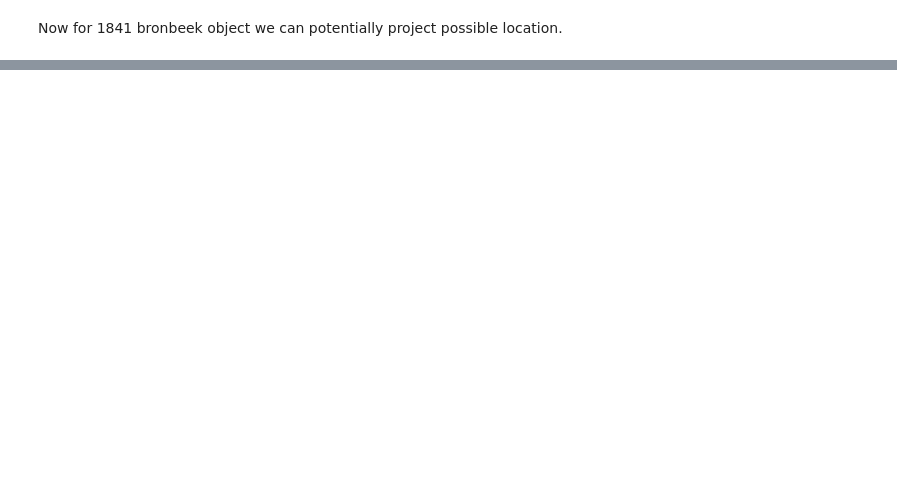
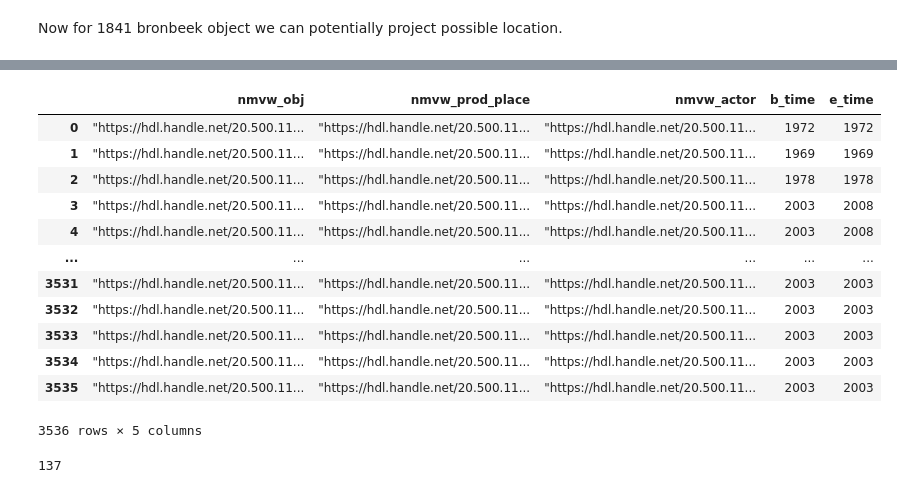
Before and after one commit to Shoilee/dh_entity_linking_v2, a Jupyter notebook: workflow/query/results.ipynb, the cells around one changed output, grey strips where cells are left out. Saved outputs shown, nothing was run; the diff lists cells and outputs as text; code cells hidden in the pictures; blank space fills up the shorter version.

```diff
--- a/workflow/query/results.ipynb
+++ b/workflow/query/results.ipynb
@@ -83,0 +816,31 @@ Now for 1841 bronbeek object we can potentially project possible location.
+# %%
+def cleanup_time(x: str):
+    return int(str(x).replace('"', '').strip()[-4:])
+
+import pandas as pd
+
+df1 = pd.read_csv("c6_nmvw.csv")
+df1 = df1.iloc[: , :-1]
+df1.columns = ['nmvw_obj', 'nmvw_prod_place', 'nmvw_actor', 'b_time', 'e_time']
+df1['b_time'] = df1['b_time'].apply(cleanup_time)
+df1['e_time'] = df1['e_time'].apply(cleanup_time)
+df1
+# %% [output]
+|  | nmvw_obj | nmvw_prod_place | nmvw_actor | b_time | e_time |
+| 0 | "https://hdl.handle.net/20.500.11... | "https://hdl.handle.net/20.500.11... | "https://hdl.handle.net/20.500.11... | 1972 | 1972 |
+| 1 | "https://hdl.handle.net/20.500.11... | "https://hdl.handle.net/20.500.11... | "https://hdl.handle.net/20.500.11... | 1969 | 1969 |
+| 2 | "https://hdl.handle.net/20.500.11... | "https://hdl.handle.net/20.500.11... | "https://hdl.handle.net/20.500.11... | 1978 | 1978 |
+| 3 | "https://hdl.handle.net/20.500.11... | "https://hdl.handle.net/20.500.11... | "https://hdl.handle.net/20.500.11... | 2003 | 2008 |
+| 4 | "https://hdl.handle.net/20.500.11... | "https://hdl.handle.net/20.500.11... | "https://hdl.handle.net/20.500.11... | 2003 | 2008 |
+| ... | ... | ... | ... | ... | ... |
+| 3531 | "https://hdl.handle.net/20.500.11... | "https://hdl.handle.net/20.500.11... | "https://hdl.handle.net/20.500.11... | 2003 | 2003 |
+| 3532 | "https://hdl.handle.net/20.500.11... | "https://hdl.handle.net/20.500.11... | "https://hdl.handle.net/20.500.11... | 2003 | 2003 |
+| 3533 | "https://hdl.handle.net/20.500.11... | "https://hdl.handle.net/20.500.11... | "https://hdl.handle.net/20.500.11... | 2003 | 2003 |
+| 3534 | "https://hdl.handle.net/20.500.11... | "https://hdl.handle.net/20.500.11... | "https://hdl.handle.net/20.500.11... | 2003 | 2003 |
+| 3535 | "https://hdl.handle.net/20.500.11... | "https://hdl.handle.net/20.500.11... | "https://hdl.handle.net/20.500.11... | 2003 | 2003 |
+3536 rows × 5 columns
+# %%
+grouped_df = df1.groupby(['nmvw_actor', 'b_time', 'e_time'])['nmvw_obj'].nunique().reset_index()
+len(grouped_df['nmvw_obj'])
+# %% [output]
+137
```
Also changed, not shown: parts of 59 cells of this notebook, 17 other files.
